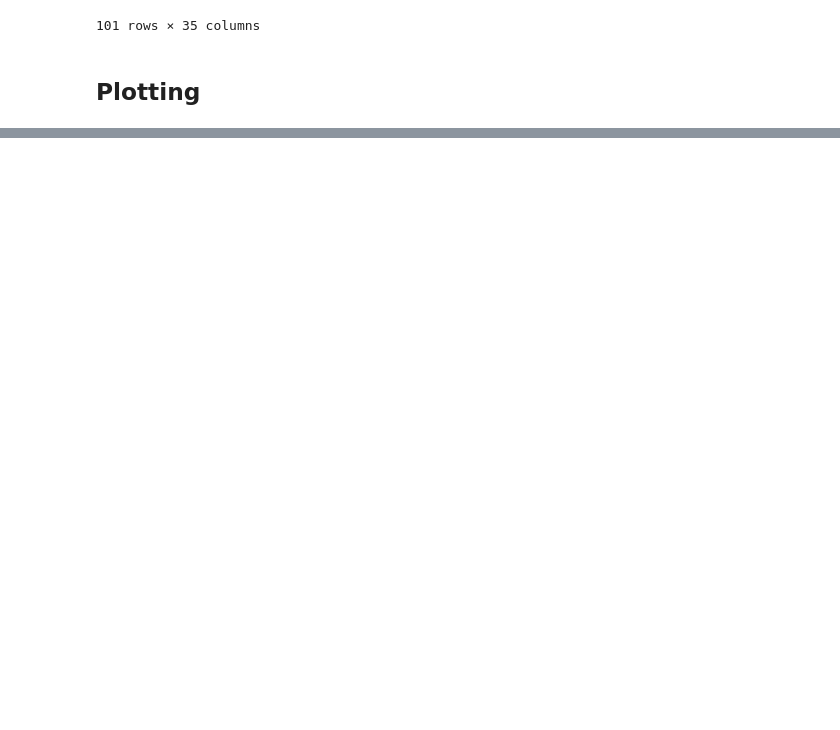
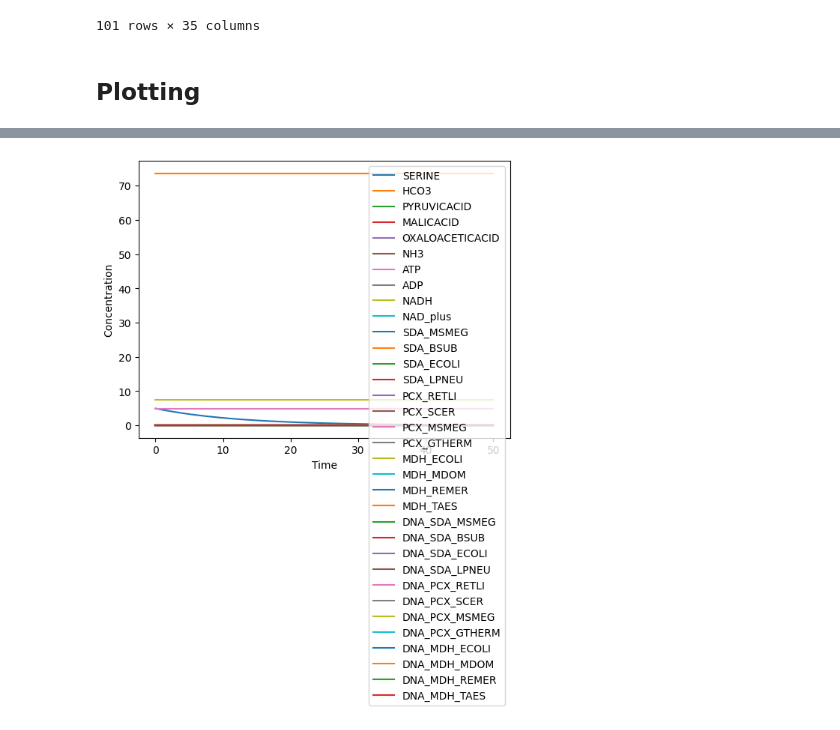
Before and after one commit to 2nd-best-FRENDAs/2nd-best-FRENDAs, a Jupyter notebook: Scripts/Tellurium_project_trial3.ipynb, the cells around one changed output, grey strips where cells are left out. Cells and saved outputs as stored; diff of their text form; code cells hidden in the pictures; blank space fills up the shorter version.

```diff
--- a/Scripts/Tellurium_project_trial3.ipynb
+++ b/Scripts/Tellurium_project_trial3.ipynb
@@ -129,0 +140,12 @@ df
+# %%
+def all_species_plot(dataframe):
+    for species in species_names:
+        plt.plot(dataframe['Time'], dataframe[species])
+    plt.xlabel('Time')
+    plt.ylabel('Concentration')
+    plt.legend(species_names)
+    plt.show()
+
+compare_species_plot(df, species_names)
+# %% [output]
+[figure, added]
```
Also changed, not shown: parts of 5 cells of this notebook.
